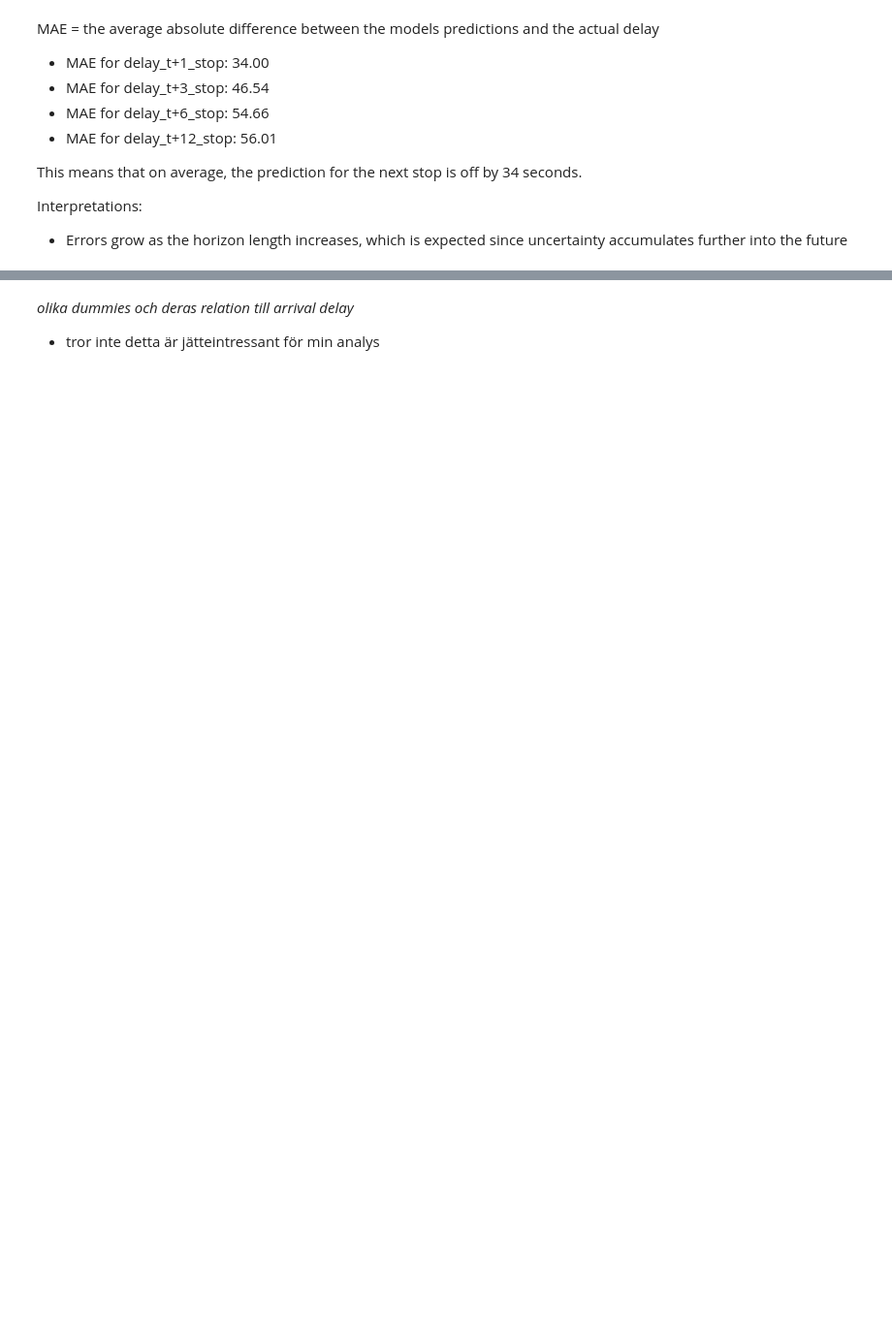
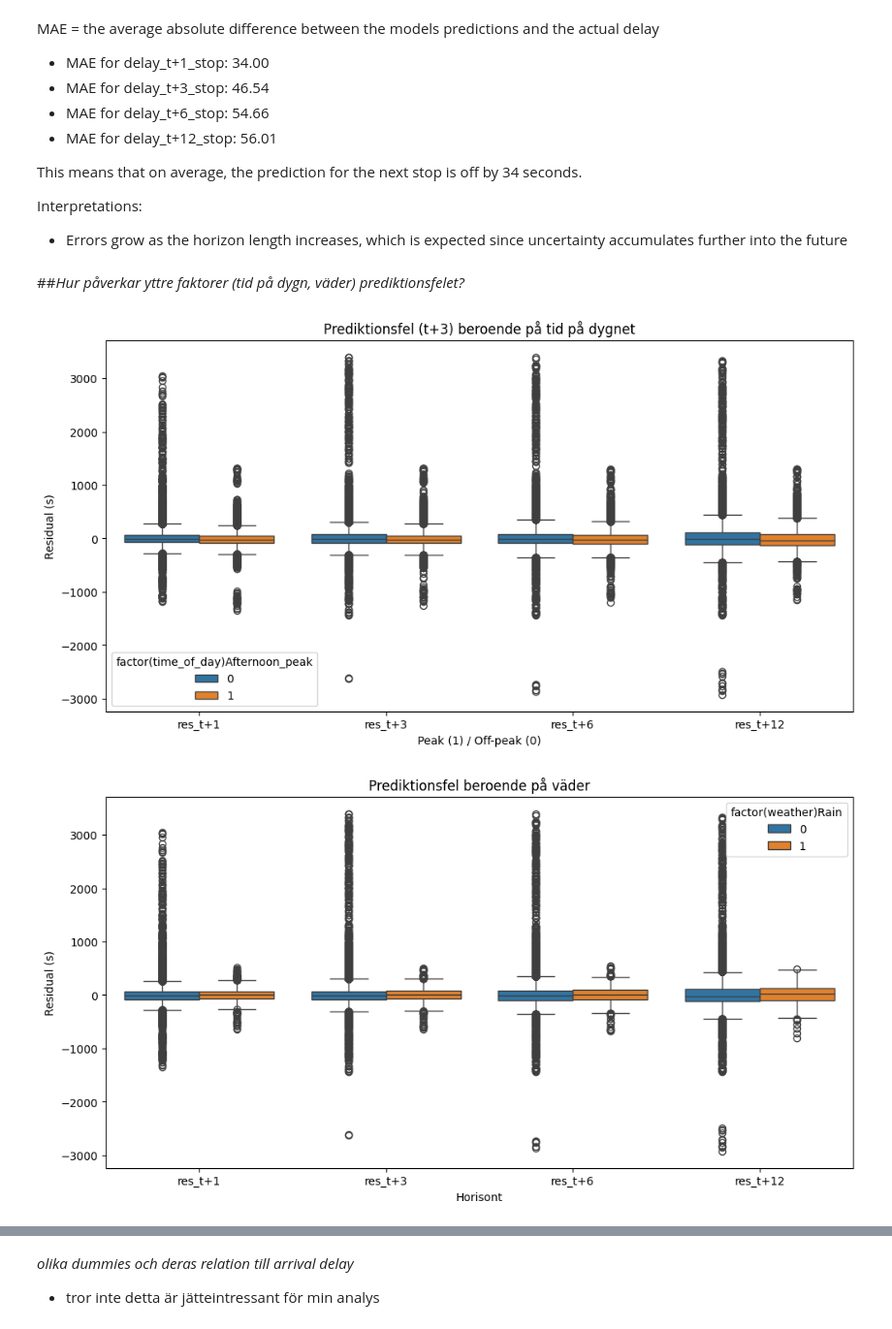
Before and after one commit to 2ovisa/AH2179, a Jupyter notebook: project.ipynb, the cells around one changed output, grey strips where cells are left out. Shown at 97% size. Saved outputs shown, nothing was run; the diff lists cells and outputs as text; code cells hidden in the pictures; blank space fills up the shorter version.

```diff
--- a/project.ipynb
+++ b/project.ipynb
@@ -424,3 +793,54 @@ This means that on average, the prediction for the next stop is off by 34 second
 
 Interpretations:
 - Errors grow as the horizon length increases, which is expected since uncertainty accumulates further into the future
+# %% [markdown]
+##*Hur påverkar yttre faktorer (tid på dygn, väder) prediktionsfelet?*
+# %%
+residuals = y_test_eits.values - y_pred_eits
+residuals_df = pd.DataFrame(residuals, columns=[f"res_t+{h}" for h in [1,3,6,12]])
+residuals_df["factor(time_of_day)Afternoon_peak"] = df_vis.loc[test_mask, "factor(time_of_day)Afternoon_peak"].values
+residuals_df["factor(time_of_day)Morning_peak"] = df_vis.loc[test_mask, "factor(time_of_day)Morning_peak"].values
+
+residuals_df["factor(weather)Rain"] = df_vis.loc[test_mask, "factor(weather)Rain"].values
+residuals_df["factor(weather)Snow"] = df_vis.loc[test_mask, "factor(weather)Snow"].values
+residuals_df["factor(temperature)Cold"] = df_vis.loc[test_mask, "factor(temperature)Cold"].values
+residuals_df["factor(temperature)Extra_cold"] = df_vis.loc[test_mask, "factor(temperature)Extra_cold"].values
+
+residuals_df["factor(day_of_week)weekend"] = df_vis.loc[test_mask, "factor(day_of_week)weekend"].values
+# %%
+plt.figure(figsize=(12,6))
+sns.boxplot(data=residuals_df.melt(id_vars=["factor(time_of_day)Afternoon_peak", "factor(time_of_day)Morning_peak"],
+                                   value_vars=[f"res_t+{h}" for h in [1,3,6,12]]),
+            x="variable", y="value", hue="factor(time_of_day)Afternoon_peak")
+plt.title("Prediktionsfel (t+3) beroende på tid på dygnet")
+plt.xlabel("Peak (1) / Off-peak (0)")
+plt.ylabel("Residual (s)")
+plt.show()
+
+plt.figure(figsize=(12,6))
+sns.boxplot(data=residuals_df.melt(id_vars=["factor(weather)Rain", "factor(weather)Snow"],
+                                   value_vars=[f"res_t+{h}" for h in [1,3,6,12]]),
+            x="variable", y="value", hue="factor(weather)Rain")
+plt.title("Prediktionsfel beroende på väder")
+plt.xlabel("Horisont")
+plt.ylabel("Residual (s)")
+plt.show()
+
+plt.figure(figsize=(12,6))
+sns.boxplot(data=residuals_df.melt(id_vars=["factor(temperature)Cold", "factor(temperature)Extra_cold"],
+                                   value_vars=[f"res_t+{h}" for h in [1,3,6,12]]),
+            x="variable", y="value", hue="factor(temperature)Cold")
+plt.title("Prediktionsfel beroende på temperatur")
+plt.xlabel("Horisont")
+plt.ylabel("Residual (s)")
+plt.show()
+
+plt.figure(figsize=(12,6))
+sns.boxplot(data=residuals_df, x="factor(day_of_week)weekend", y="res_t+3")
+plt.title("Prediktionsfel (t+3) beroende på tid på dygnet")
+plt.xlabel("weekend (1) / weekday (0)")
+plt.ylabel("Residual (s)")
+plt.show()
+# %% [output]
+[figure, added]
+[figure, added]
```
Also changed, not shown: parts of 44 cells of this notebook.
